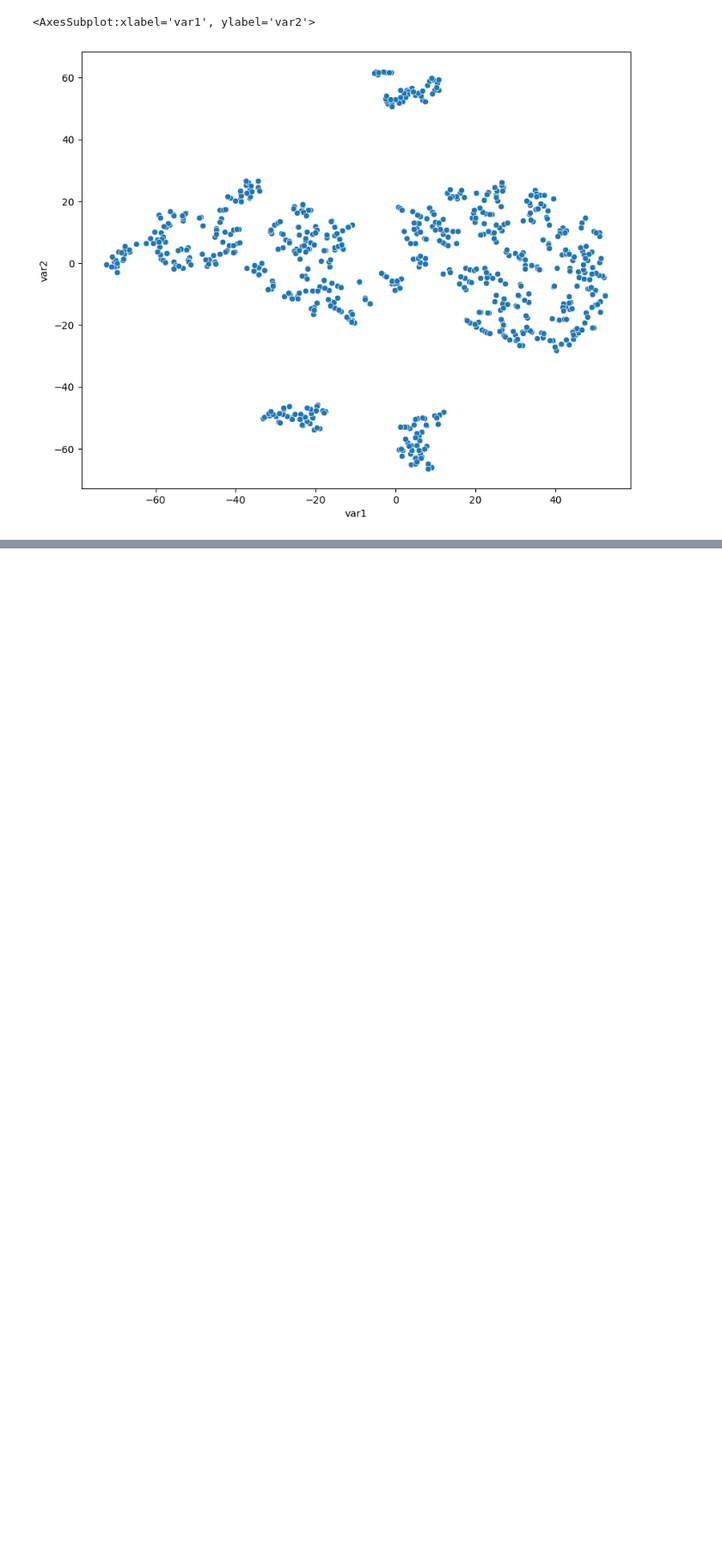
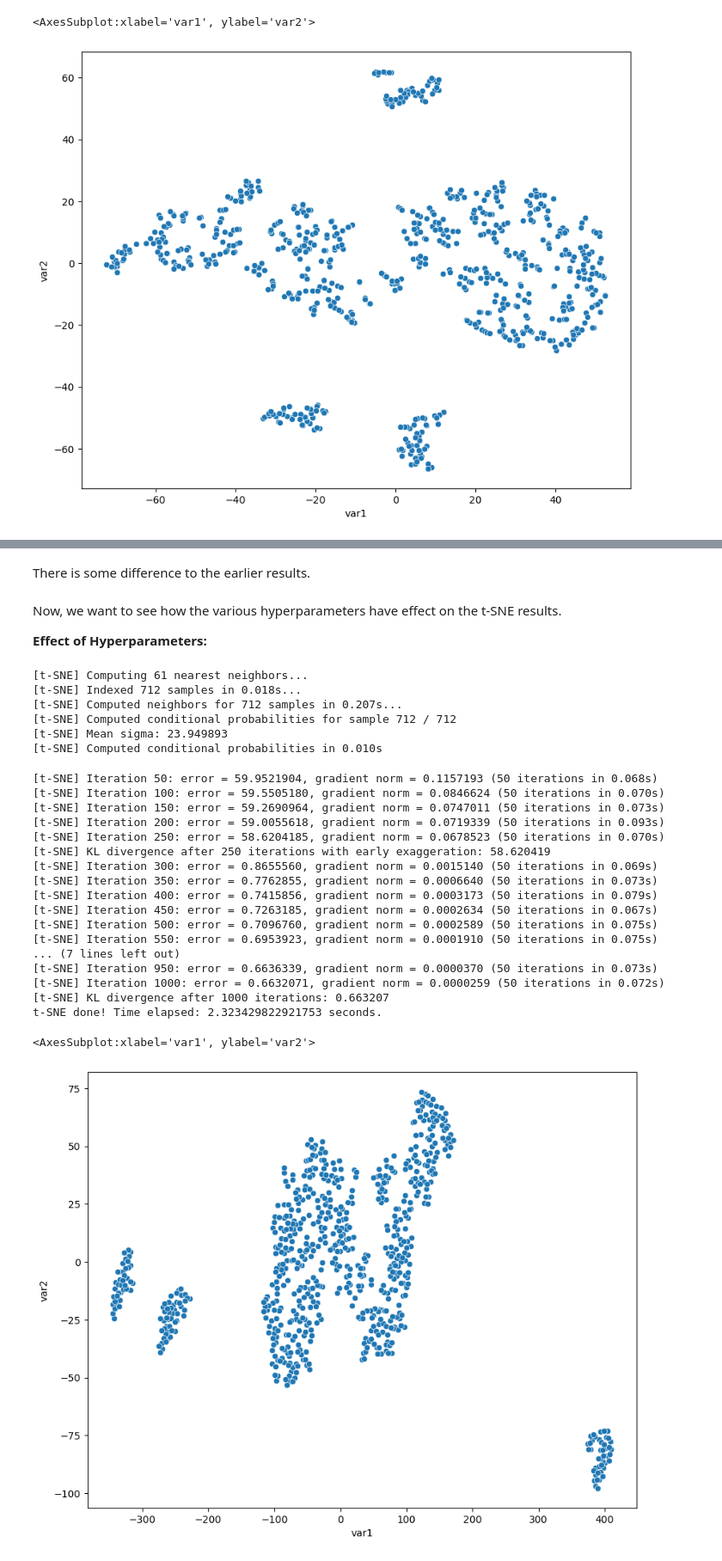
Before and after one commit to tirtharajdash/t-SNE-GenEx-Tutorial, a Jupyter notebook: t-SNE-GenEx.ipynb, the cells around one changed output, grey strips where cells are left out. Shown at 86% size. Saved outputs shown, nothing was run; the diff lists cells and outputs as text; code cells hidden in the pictures; blank space fills up the shorter version.

Commit message:
hyperparam-basic

```diff
--- a/t-SNE-GenEx.ipynb
+++ b/t-SNE-GenEx.ipynb
@@ -100,0 +159,61 @@ sns.scatterplot(
+# %% [markdown]
+There is some difference to the earlier results.
+# %% [markdown]
+Now, we want to see how the various hyperparameters have effect on the t-SNE results.
+
+**Effect of Hyperparameters:**
+# %%
+#t-SNE and see how much time it takes (Perplexity=20)
+time_start = time.time()
+
+tsne = TSNE(n_components=2,
+            init='pca',
+            verbose=2,
+            perplexity=20,
+            n_iter=1000,
+            learning_rate='auto',
+            random_state=0)
+
+tsne_results = tsne.fit_transform(df_t)
+
+print(f't-SNE done! Time elapsed: {time.time()-time_start} seconds.')
+
+#visualise the result in low-dimension (2-dim)
+tsne_embedding = pd.DataFrame()
+tsne_embedding['var1'] = tsne_results[:,0]
+tsne_embedding['var2'] = tsne_results[:,1]
+
+plt.figure(figsize=(10,8))
+sns.scatterplot(
+    x="var1", y="var2",
+    palette=sns.color_palette("hls", 10),
+    data=tsne_embedding,
+    legend="full",
+    alpha=1
+)
+# %% [output]
+[t-SNE] Computing 61 nearest neighbors...
+[t-SNE] Indexed 712 samples in 0.018s...
+[t-SNE] Computed neighbors for 712 samples in 0.207s...
+[t-SNE] Computed conditional probabilities for sample 712 / 712
+[t-SNE] Mean sigma: 23.949893
+[t-SNE] Computed conditional probabilities in 0.010s
+[t-SNE] Iteration 50: error = 59.9521904, gradient norm = 0.1157193 (50 iterations in 0.068s)
+[t-SNE] Iteration 100: error = 59.5505180, gradient norm = 0.0846624 (50 iterations in 0.070s)
+[t-SNE] Iteration 150: error = 59.2690964, gradient norm = 0.0747011 (50 iterations in 0.073s)
+[t-SNE] Iteration 200: error = 59.0055618, gradient norm = 0.0719339 (50 iterations in 0.093s)
+[t-SNE] Iteration 250: error = 58.6204185, gradient norm = 0.0678523 (50 iterations in 0.070s)
+[t-SNE] KL divergence after 250 iterations with early exaggeration: 58.620419
+[t-SNE] Iteration 300: error = 0.8655560, gradient norm = 0.0015140 (50 iterations in 0.069s)
+[t-SNE] Iteration 350: error = 0.7762855, gradient norm = 0.0006640 (50 iterations in 0.073s)
+[t-SNE] Iteration 400: error = 0.7415856, gradient norm = 0.0003173 (50 iterations in 0.079s)
+[t-SNE] Iteration 450: error = 0.7263185, gradient norm = 0.0002634 (50 iterations in 0.067s)
+[t-SNE] Iteration 500: error = 0.7096760, gradient norm = 0.0002589 (50 iterations in 0.075s)
+[t-SNE] Iteration 550: error = 0.6953923, gradient norm = 0.0001910 (50 iterations in 0.075s)
+... (7 lines left out)
+[t-SNE] Iteration 950: error = 0.6636339, gradient norm = 0.0000370 (50 iterations in 0.073s)
+[t-SNE] Iteration 1000: error = 0.6632071, gradient norm = 0.0000259 (50 iterations in 0.072s)
+[t-SNE] KL divergence after 1000 iterations: 0.663207
+t-SNE done! Time elapsed: 2.323429822921753 seconds.
+<AxesSubplot:xlabel='var1', ylabel='var2'>
+[figure, added]
```
Also changed, not shown: parts of 5 cells of this notebook, 1 other file.
